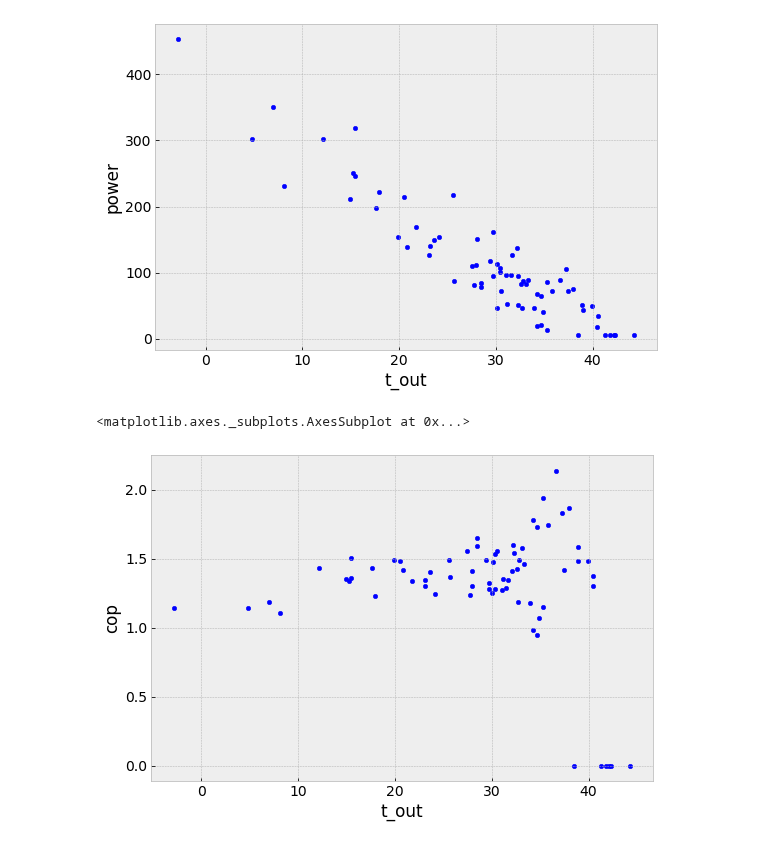
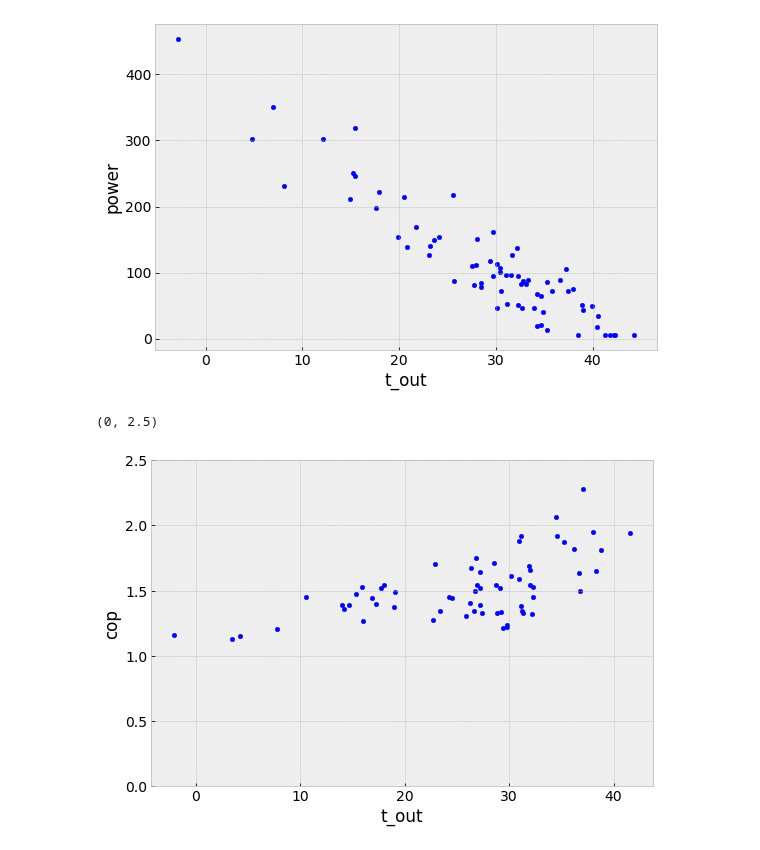
Before and after one commit to alanmitchell/heat-pump-study, a Jupyter notebook: field_studies/cchrc_2015/cchrc_raw_data.ipynb, the cells around one changed output. Cells and saved outputs as stored; diff of their text form; code cells hidden in the pictures.

```diff
--- a/field_studies/cchrc_2015/cchrc_raw_data.ipynb
+++ b/field_studies/cchrc_2015/cchrc_raw_data.ipynb
@@ -117,3 +136,22 @@ ylabel('# of Samples')
 # %% [output]
 Text(0,0.5,'# of Samples')
 [figure]
+# %%
+# Calculate Heat Output in Watts
+
+# Constants:
+c_p = 0.240 # Specific heat of air in Btu/lb-F
+ro = 0.0749   # Density of air (in lb/ft^3) at standard conditions
+VHC = c_p*ro  # Volumetric heat capacity of air in Btu/ft^3-F
+
+dfd['heat_out'] = dfd.airflow * (dfd.t_delivery - dfd.t_return) * VHC * 60 / 3.412
+
+# Eliminate the coil temp column
+dfd2 = dfd.drop(columns=['t_coil'])
+
+# drop the rows that have one or more NaNs
+dfd2.dropna(inplace=True)
+
+dfd2.describe()
+# Looking at the overall mean power and heat_out, COP is 1.39 for the
+# entire period, counting periods when the heat pump is Off.
@@ -125,10 +172,0 @@ dfd.query('power > 0').power.hist(bins=30)
-# %%
-# Calculate Heat Output in Watts
-dfd['heat_out'] = dfd.airflow * (dfd.t_delivery - dfd.t_return) * VHC * 60 / 3.412
-
-# Eliminate the coil temp column and drop the rows that have one or
-# more NaN values
-dfd2 = dfd.drop(columns=['t_coil']).dropna()
-dfd2.describe()
-# Looking at the overall mean power and heat_out, COP is 1.38 for the
-# entire period
@@ -155,9 +211,14 @@ plot_avg_power(dfd2, '3D')
 [figure]
 # %%
 # Do 3 day averages and compute COP for those intervals
-dfd2_3day = dfd2.resample('3D').mean()
+# Look at filtering out the low power readings so that the COP
+# only considers time periods when the heat pump is running.  Tom
+# had it scheduled to only run once or twice a day.
+power_threshold = 100   # Watts required to consider the unit running
+dfd2_3day = dfd2.query('power >= @power_threshold').resample('3D').mean()
 dfd2_3day['cop'] = dfd2_3day.heat_out / dfd2_3day.power
 dfd2_3day.plot(x='t_out', y='cop', kind='scatter')
+ylim(0, 2.5)
 # %% [output]
-<matplotlib.axes._subplots.AxesSubplot at 0x...>
+(0, 2.5)
-[figure, old version]
+[figure, new version]
```
Also changed, not shown: parts of 18 cells of this notebook.
